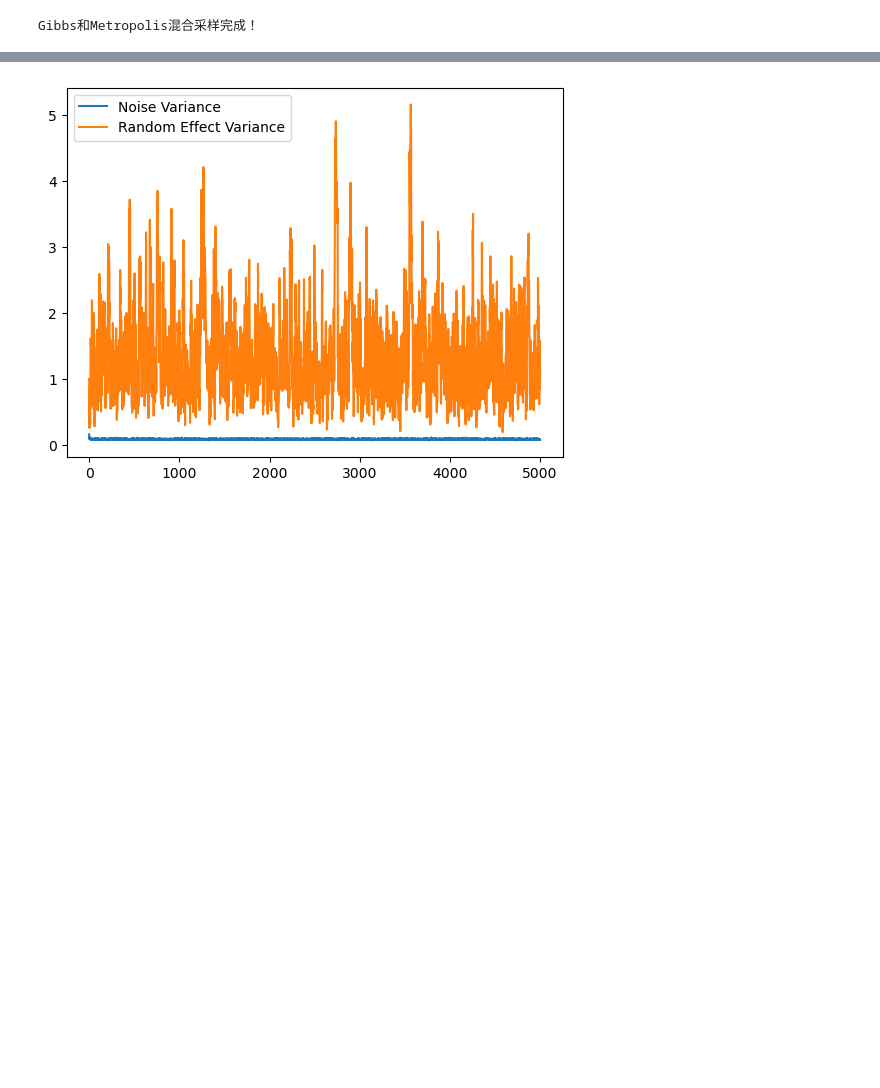
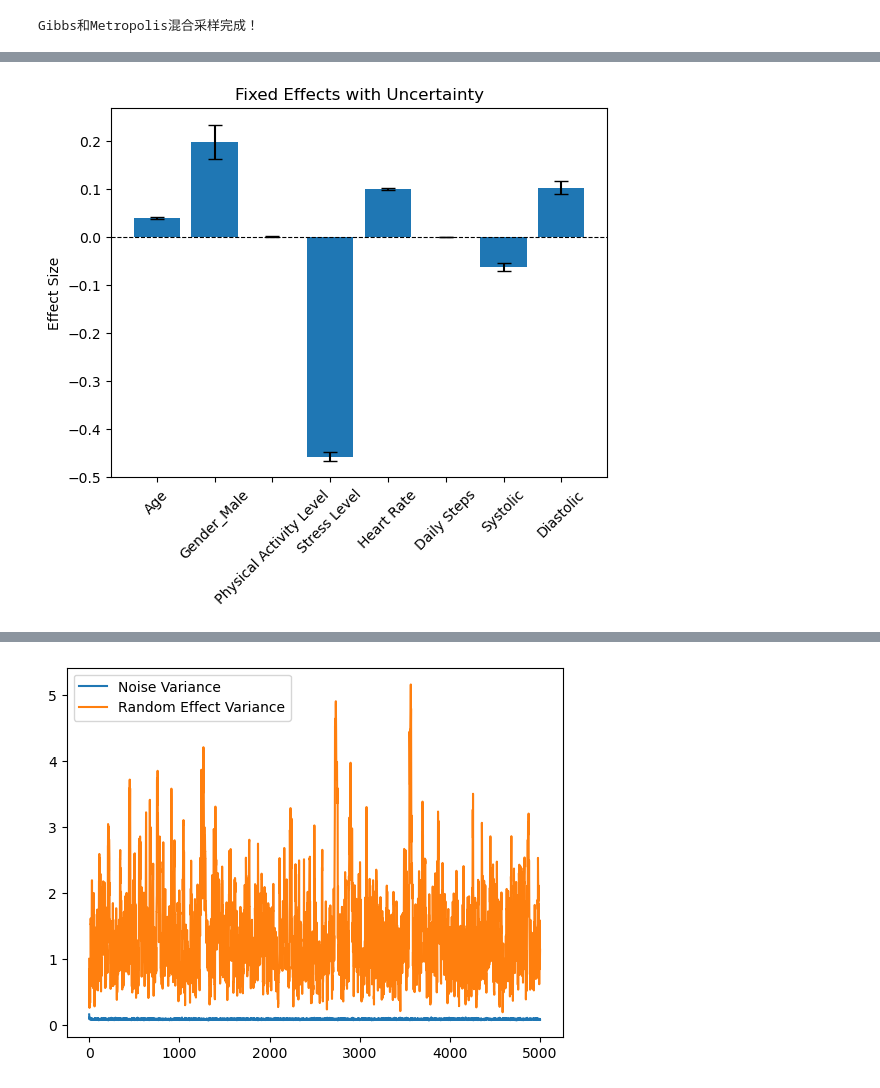
Before and after one commit to whocansavemyhair/Bayesian-Final-24fall, a Jupyter notebook: Final.ipynb, the cells around one changed output, grey strips where cells are left out. Cells and saved outputs as stored; diff of their text form; code cells hidden in the pictures; blank space fills up the shorter version.

```diff
--- a/Final.ipynb
+++ b/Final.ipynb
@@ -244 +247,16 @@ Fixed Effects Standard Deviations: [1.91195356e-03 3.57371908e-02 8.65153499e-04
+# %%
+variable_names = ["Age", "Gender_Male", "Physical Activity Level", "Stress Level",
+                  "Heart Rate", "Daily Steps", "Systolic", "Diastolic"]
+
+means = np.array(beta_mean)
+stds = np.array(beta_std)
+
+plt.bar(variable_names, means, yerr=stds, capsize=5)
+plt.xticks(rotation=45)
+plt.ylabel("Effect Size")
+plt.title("Fixed Effects with Uncertainty")
+plt.axhline(0, color='black', linewidth=0.8, linestyle="--")
+plt.show()
+# %% [output]
+[figure, added]
 # %%
```
Also changed, not shown: parts of 6 cells of this notebook.
